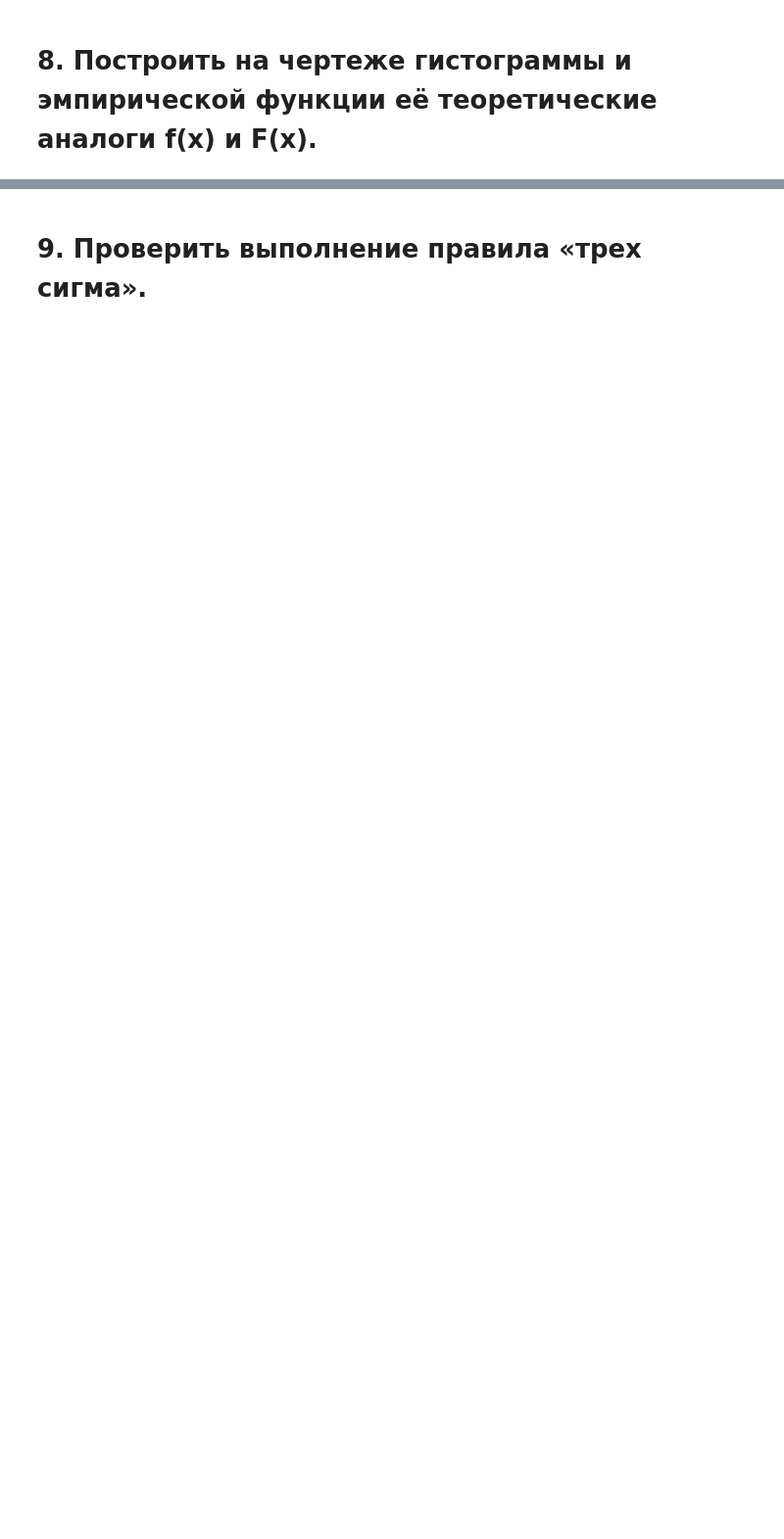
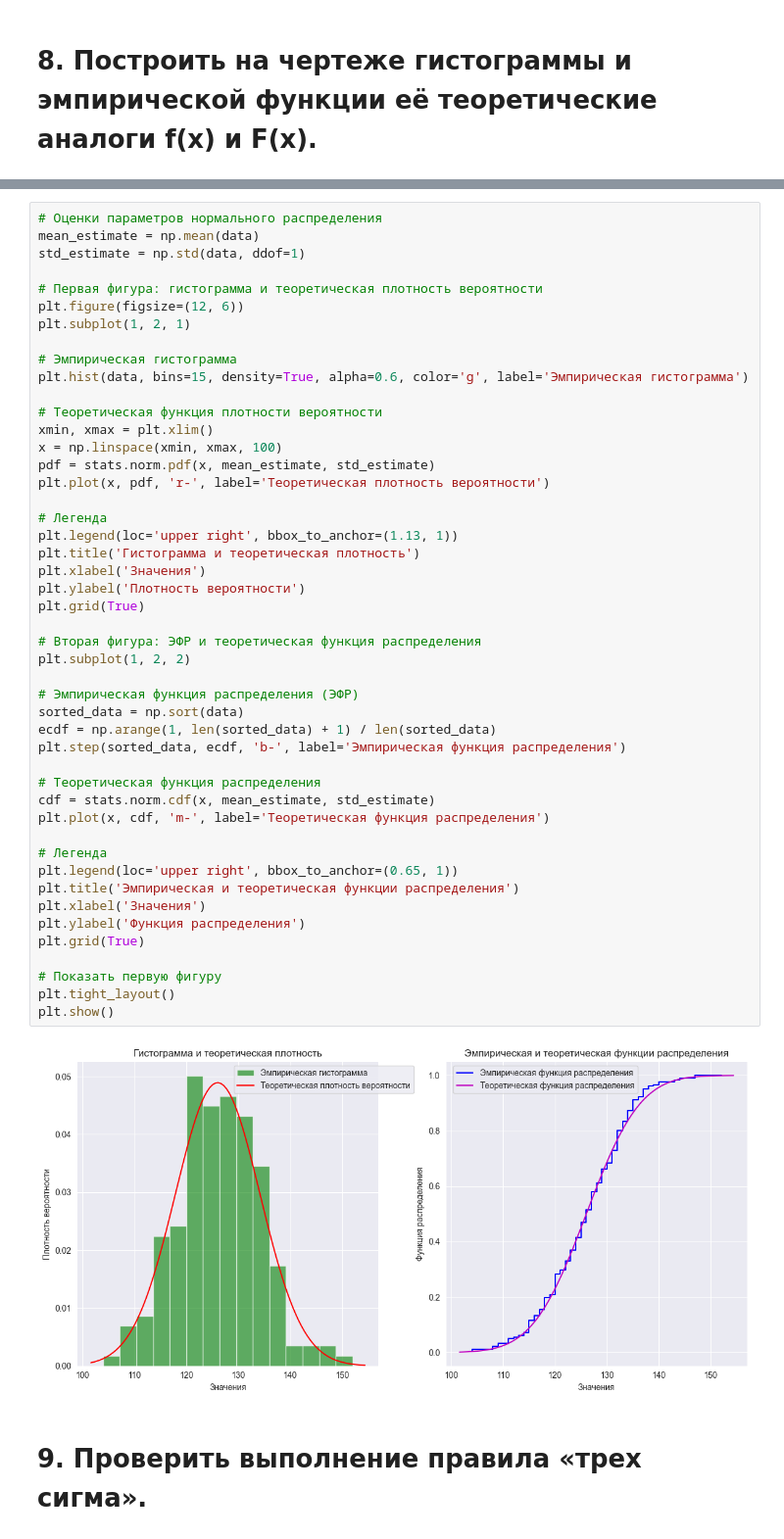
Before and after one commit to Otocolobus-manules/terver, a Jupyter notebook: тервер.ipynb, the cells around one changed output, grey strips where cells are left out. Shown at 98% size. Cells and saved outputs as stored; diff of their text form; blank space fills up the shorter version.

```diff
--- a/тервер.ipynb
+++ b/тервер.ipynb
@@ -269,3 +274,52 @@ plt.show()
+# %%
+# Оценки параметров нормального распределения
+mean_estimate = np.mean(data)
+std_estimate = np.std(data, ddof=1)
+
+# Первая фигура: гистограмма и теоретическая плотность вероятности
+plt.figure(figsize=(12, 6))
+plt.subplot(1, 2, 1)
+
+# Эмпирическая гистограмма
+plt.hist(data, bins=15, density=True, alpha=0.6, color='g', label='Эмпирическая гистограмма')
+
+# Теоретическая функция плотности вероятности
+xmin, xmax = plt.xlim()
+x = np.linspace(xmin, xmax, 100)
+pdf = stats.norm.pdf(x, mean_estimate, std_estimate)
+plt.plot(x, pdf, 'r-', label='Теоретическая плотность вероятности')
+
+# Легенда
+plt.legend(loc='upper right', bbox_to_anchor=(1.13, 1))
+plt.title('Гистограмма и теоретическая плотность')
+plt.xlabel('Значения')
+plt.ylabel('Плотность вероятности')
+plt.grid(True)
+
+# Вторая фигура: ЭФР и теоретическая функция распределения
+plt.subplot(1, 2, 2)
+
+# Эмпирическая функция распределения (ЭФР)
+sorted_data = np.sort(data)
+ecdf = np.arange(1, len(sorted_data) + 1) / len(sorted_data)
+plt.step(sorted_data, ecdf, 'b-', label='Эмпирическая функция распределения')
+
+# Теоретическая функция распределения
+cdf = stats.norm.cdf(x, mean_estimate, std_estimate)
+plt.plot(x, cdf, 'm-', label='Теоретическая функция распределения')
+
+# Легенда
+plt.legend(loc='upper right', bbox_to_anchor=(0.65, 1))
+plt.title('Эмпирическая и теоретическая функции распределения')
+plt.xlabel('Значения')
+plt.ylabel('Функция распределения')
+plt.grid(True)
+
+# Показать первую фигуру
+plt.tight_layout()
+plt.show()
+# %% [output]
+[figure, added]
 # %% [markdown]
 # 9. Проверить выполнение правила «трех сигма».
 # %%
```
Also changed, not shown: parts of 24 cells of this notebook.
